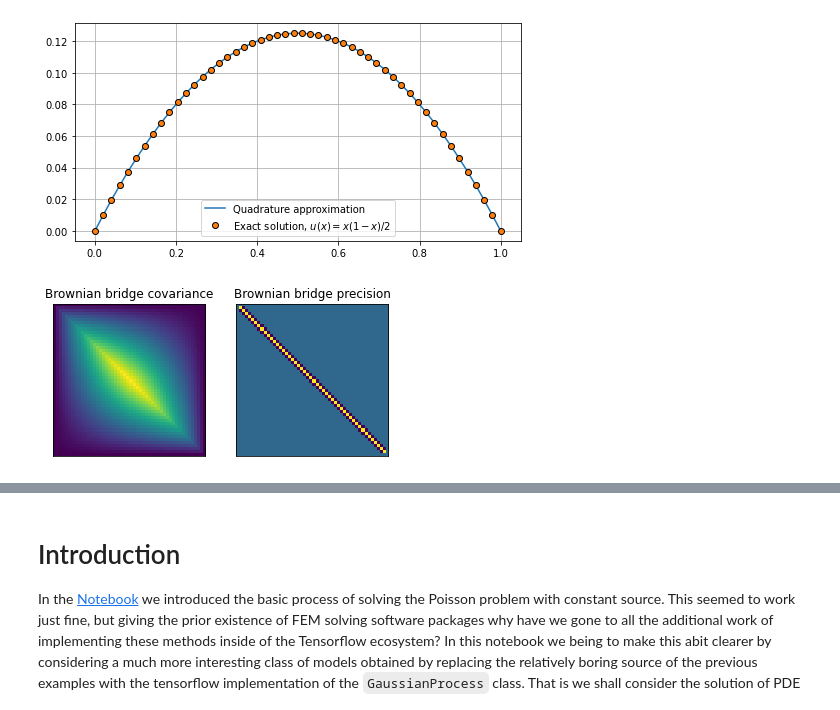
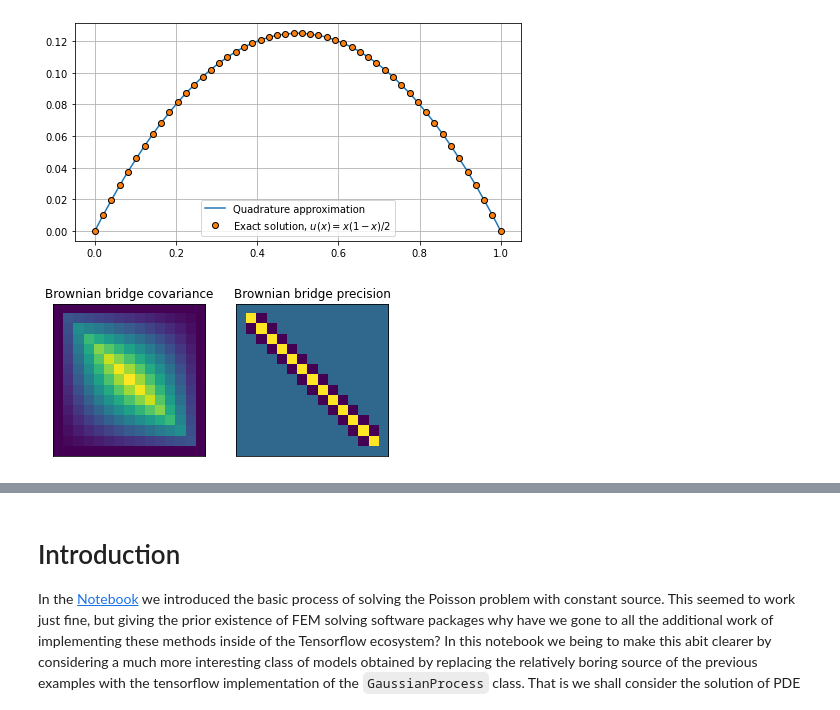
Before and after one commit to danieljtait/tenfem, a Jupyter notebook: examples/notebooks/pde_gp.ipynb, the cells around one changed output, grey strips where cells are left out. Drawn from its saved outputs; the diff is of its cells as text; code cells hidden in the pictures.

```diff
--- a/examples/notebooks/pde_gp.ipynb
+++ b/examples/notebooks/pde_gp.ipynb
@@ -103,6 +103,9 @@ def bb_kernel(x, y):
 def f(x):
     return 1.
 
+n_nodes = 15
+mesh, element = build_interval_mesh_and_element(n_nodes)
+
 xx = np.linspace(0., 1.)
 vals = []
 for x in xx:
@@ -117,23 +120,24 @@ plt.show()
 # %% [output]
 [figure]
 # %%
-x1 = np.linspace(0., 1.)[:, None]
-x2 = np.linspace(0., 1.)[None, :]
+xx = mesh.nodes[:, 0].numpy().copy()
+x1 = xx[:, None]
+x2 = xx[None, :]
 k = bb_kernel(x1, x2)
 kinv = np.zeros_like(k)
 kinv[1:-1, 1:-1] = np.linalg.inv(k[1:-1, 1:-1])
 fig, axes = plt.subplots(ncols=2)
 axes[0].imshow(k)
 axes[1].imshow(kinv)
 
 titles = ['Brownian bridge covariance',
           'Brownian bridge precision', ]
 
 
 for i, ax in enumerate(axes.ravel()):
     for method in [ax.set_xticks, ax.set_yticks]:
         method([])
     ax.set_title(titles[i])
 plt.show()
 # %% [output]
-[figure, old version]
+[figure, new version]
```
Also changed, not shown: parts of 2 cells of this notebook, 1 other file.
